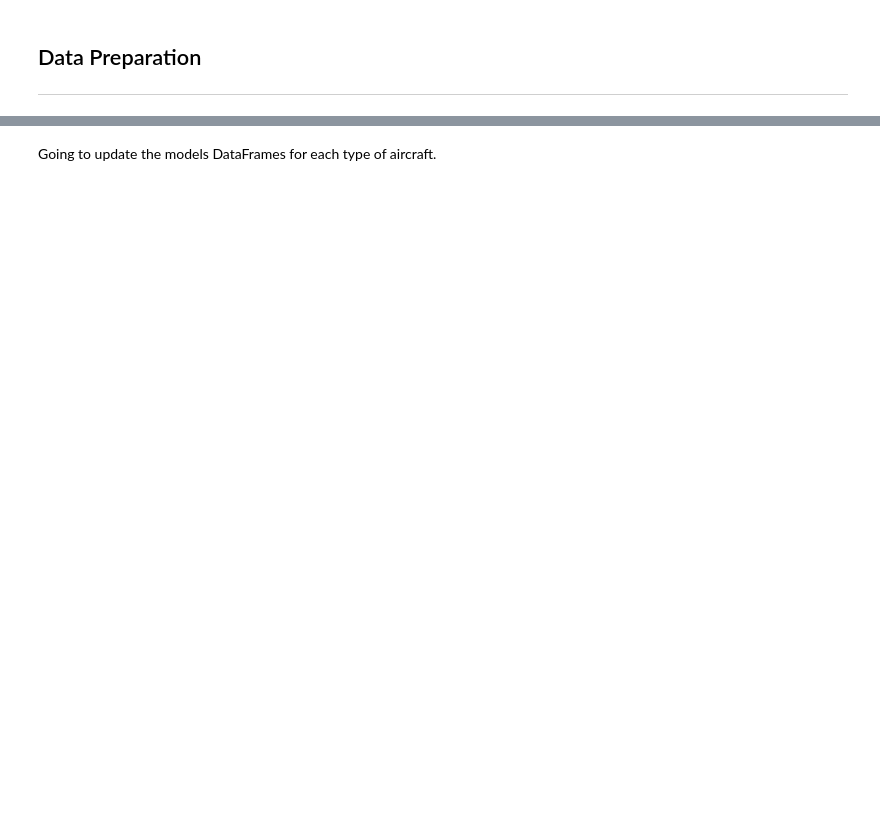
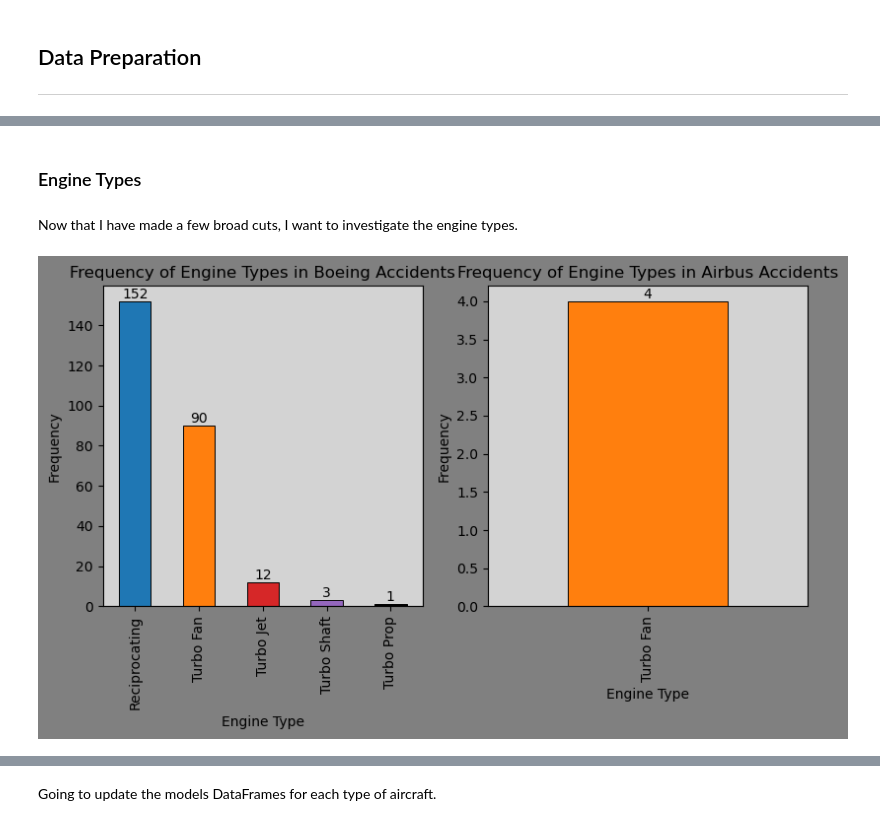
Before and after one commit to lthudson42/Phase-1-Project, a Jupyter notebook: student.ipynb, the cells around one changed output, grey strips where cells are left out. Saved outputs shown, nothing was run; the diff lists cells and outputs as text; code cells hidden in the pictures; blank space fills up the shorter version.

```diff
--- a/student.ipynb
+++ b/student.ipynb
@@ -446,0 +146,6 @@ boeing
+# %%
+# Drop NaN values in accidents DataFrae
+accidents['engine_type'].dropna(axis = 0, inplace = True)
+
+# Check
+accidents['engine_type'].value_counts()
@@ -446,0 +177,7 @@ boeing
+# %%
+# Filter by conditions
+boeing = accidents[(accidents['make'] == 'Boeing') &
+                    (accidents['injury_severity'] == 'Non-Fatal') &
+                    (accidents['total_serious_injuries'] == 0.0) &
+                    (accidents['total_minor_injuries'] == 0.0)]
+boeing.head()
@@ -446,0 +191,7 @@ boeing
+# %%
+# Filter by conditions
+airbus = accidents[(accidents['make'] == 'Airbus') &
+                    (accidents['injury_severity'] == 'Non-Fatal') &
+                    (accidents['total_serious_injuries'] == 0.0) &
+                    (accidents['total_minor_injuries'] == 0.0)]
+airbus.head()
@@ -446,0 +204,59 @@ boeing
+# %% [markdown]
+### Engine Types
+# %% [markdown]
+Now that I have made a few broad cuts, I want to investigate the engine types.
+# %%
+# Create frequency DataFrame for engine types
+b_engine_type_frequency = boeing['engine_type'].value_counts()
+a_engine_type_frequency = airbus['engine_type'].value_counts()
+
+# Create plots
+fig, (ax1, ax2) = plt.subplots(1, 2, figsize = (8, 5))
+
+# Create plot 1
+b_engine_type_frequency.plot(kind = 'bar',
+                    color = ['tab:blue', 'tab:orange', 'tab:red', 'tab:purple', 'k'],
+                    edgecolor = 'k',
+                    linewidth = 0.7,
+                    ax = ax1)
+
+# Set background color of chart
+fig.set_facecolor('grey')
+
+# Label first set of axes and title
+ax1.set_xlabel('Engine Type')
+ax1.set_ylabel('Frequency')
+ax1.set_title('Frequency of Engine Types in Boeing Accidents')
+ax1.set_xticklabels(b_engine_type_frequency.index, rotation = 90)
+
+# Set background color of plot 1
+ax1.set_facecolor('lightgrey')
+
+# Create plot 2
+a_engine_type_frequency.plot(kind = 'bar',
+                    color = 'tab:orange',
+                    edgecolor = 'k',
+                    linewidth = 0.7,
+                    ax = ax2)
+
+# Label second set of axes and title
+ax2.set_xlabel('Engine Type')
+ax2.set_ylabel('Frequency')
+ax2.set_title('Frequency of Engine Types in Airbus Accidents')
+ax2.set_xticklabels(a_engine_type_frequency.index, rotation = 90)
+
+# Set background colors for plot 2
+ax2.set_facecolor('lightgrey')
+
+# Set bar labels for plot 1
+for count in ax1.containers:
+    labels = ax1.bar_label(count, label_type ='edge', fontsize = 10)
+
+# Set bar labels for plot 2
+for count in ax2.containers:
+    labels = ax2.bar_label(count, label_type ='edge', fontsize = 10)
+
+plt.tight_layout()
+plt.show()
+# %% [output]
+[figure, added]
```
Also changed, not shown: parts of 108 cells of this notebook.
